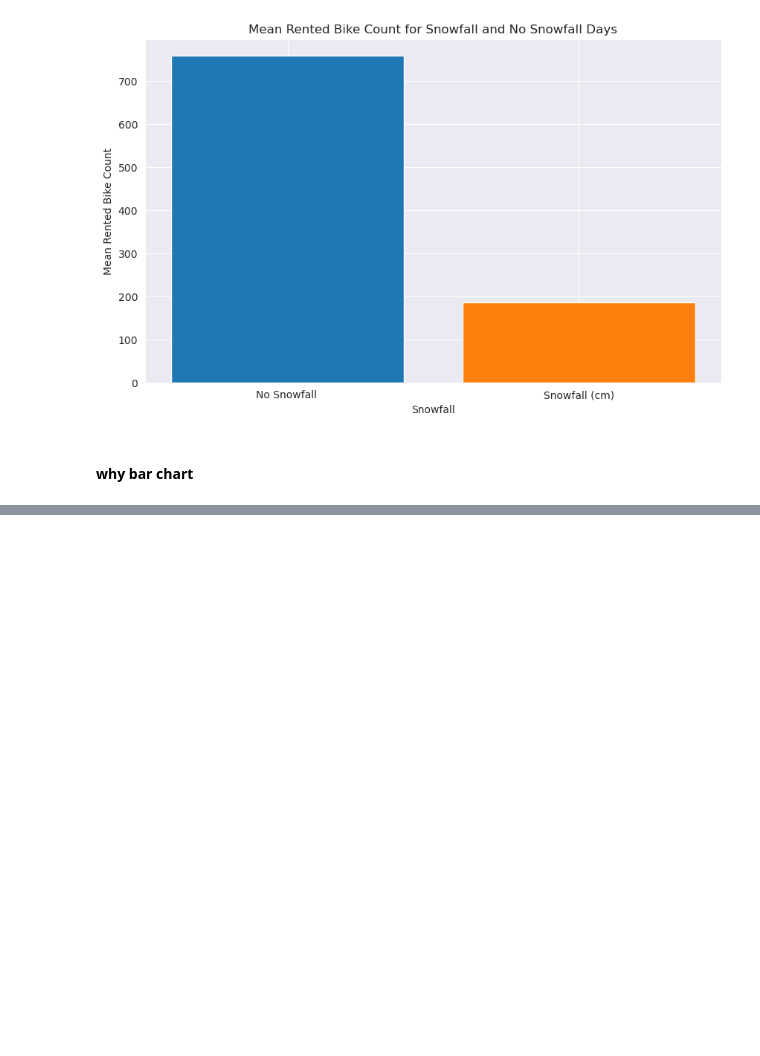
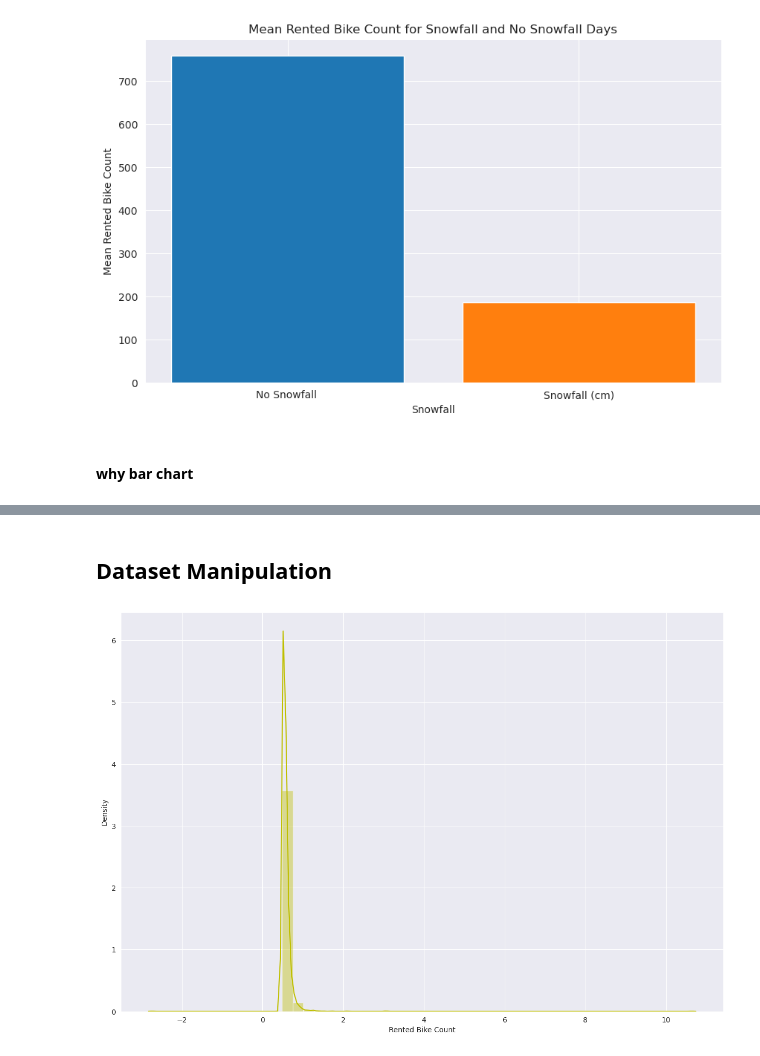
Before and after one commit to surya81/myproject, a Jupyter notebook: Bike_Sharing_Demand_Prediction.ipynb, the cells around one changed output, grey strips where cells are left out. Cells and saved outputs as stored; diff of their text form; code cells hidden in the pictures; blank space fills up the shorter version.

```diff
--- a/Bike_Sharing_Demand_Prediction.ipynb
+++ b/Bike_Sharing_Demand_Prediction.ipynb
@@ -562 +560,23 @@ In this case, a bar chart allows us to see how the mean rented bike count differ
 Therefore, a bar chart is an effective and appropriate way to visualize this data and compare the mean rented bike count between "Snowfall" and "No Snowfall" days.**
+# %% [markdown]
+## Dataset Manipulation
+# %%
+# we will Remove skewnessirty of the columns
+def transform_column(column):
+    """
+    Argument = column on whch we try to apply the transform
+    returns - same column with transformed column
+    """
+    try :
+        # Dependent variable 'Price'
+        plt.figure(figsize=(15,10))
+        sns.distplot(np.log(dataset[column]),color="y")
+        dataset[column]= np.log(dataset[column])
+
+    except :
+        print("The column does not exist")
+# %%
+#ataset['Rented Bike Count']
+transform_column("Rented Bike Count")
+# %% [output]
+[figure, added]
```
Also changed, not shown: parts of 9 cells of this notebook.
